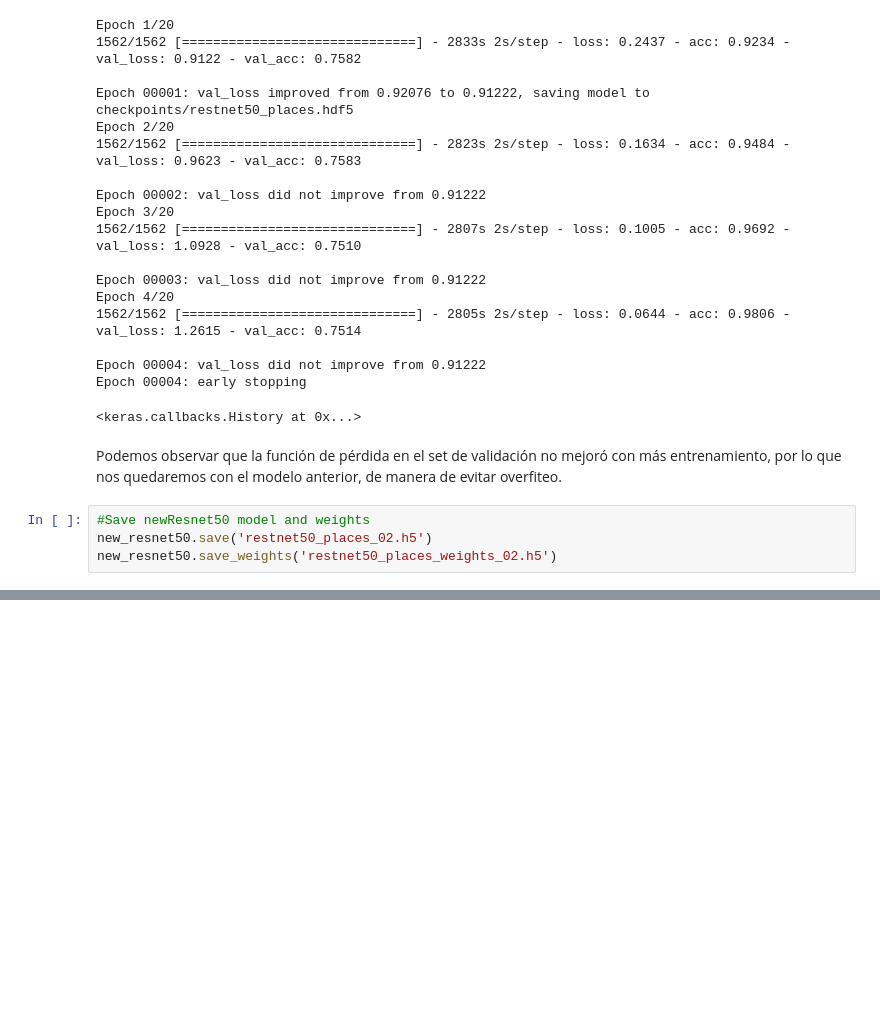
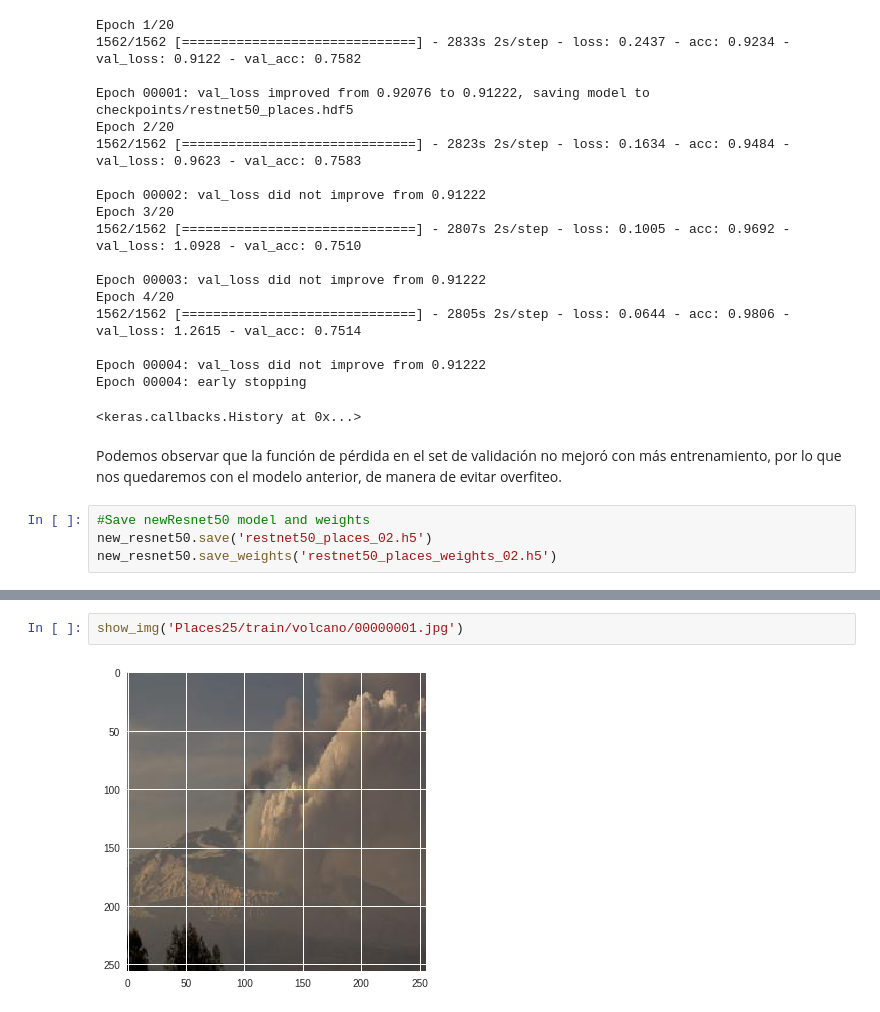
Before and after one commit to FranciscoRencoret1/deeplearning, a Jupyter notebook: AlexNet.ipynb, the cells around one changed output, grey strips where cells are left out. Drawn from its saved outputs; the diff is of its cells as text; blank space fills up the shorter version.

```diff
--- a/AlexNet.ipynb
+++ b/AlexNet.ipynb
@@ -1223,0 +1222,4 @@ dict_keys(['val_loss', 'val_acc', 'loss', 'acc'])
+# %%
+show_img('Places25/train/volcano/00000001.jpg')
+# %% [output]
+[figure, added]
```
Also changed, not shown: parts of 78 cells of this notebook.
